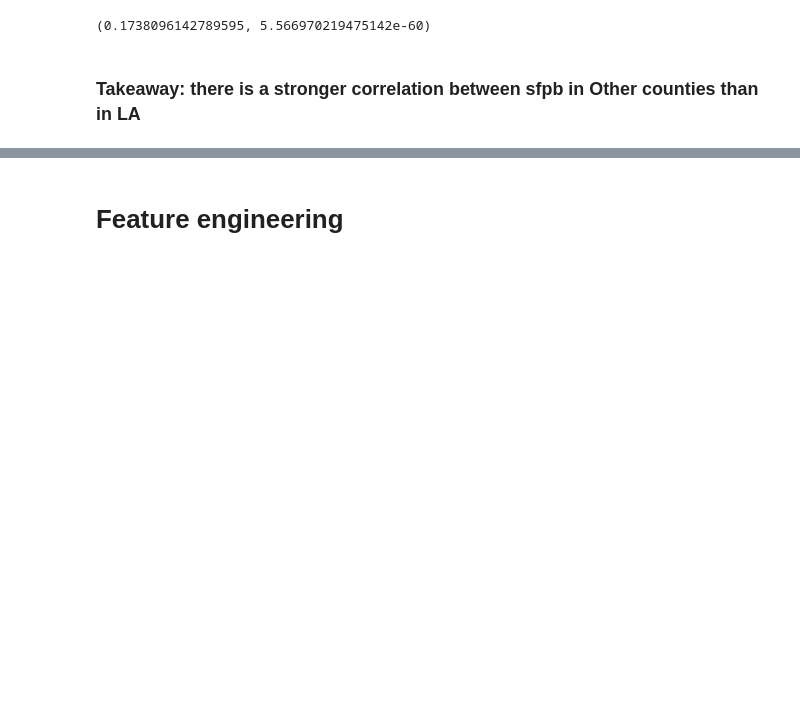
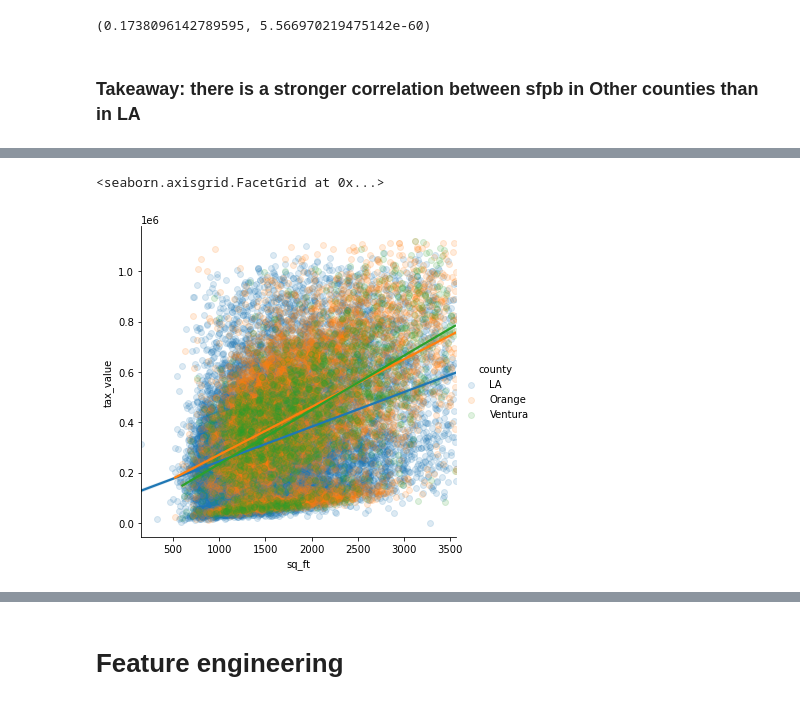
Before and after one commit to brianclements03/Regression_Project, a Jupyter notebook: explore_zillow.ipynb, the cells around one changed output, grey strips where cells are left out. Drawn from its saved outputs; the diff is of its cells as text; code cells hidden in the pictures; blank space fills up the shorter version.

```diff
--- a/explore_zillow.ipynb
+++ b/explore_zillow.ipynb
@@ -543,0 +570,5 @@ corr_Others, p
+# %%
+sns.lmplot(x='sq_ft',y='tax_value',data=train, hue= 'county',scatter_kws={'alpha':.15})
+# %% [output]
+<seaborn.axisgrid.FacetGrid at 0x...>
+[figure, added]
```
Also changed, not shown: parts of 8 cells of this notebook, 4 other files.
